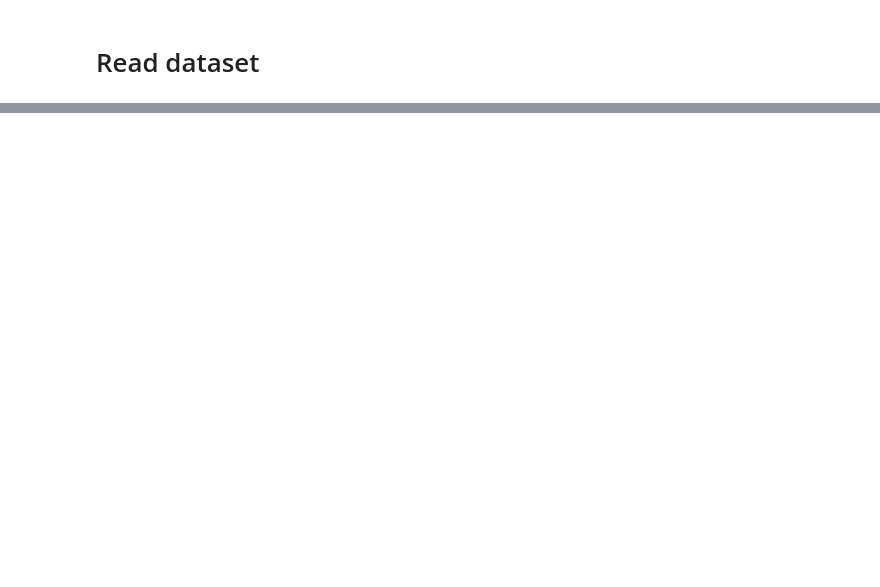
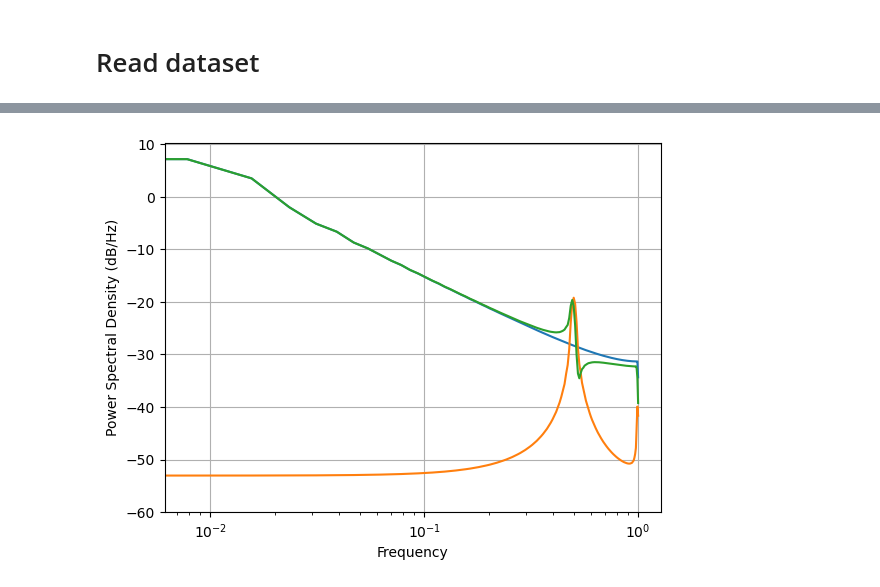
Before and after one commit to mshiv/AISLENS, a Jupyter notebook: notebooks/01-sm-AIS-basal-melt-modern-sat-observations-analysis.ipynb, the cells around one changed output, grey strips where cells are left out. Drawn from its saved outputs; the diff is of its cells as text; code cells hidden in the pictures; blank space fills up the shorter version.

```diff
--- a/notebooks/01-sm-AIS-basal-melt-modern-sat-observations-analysis.ipynb
+++ b/notebooks/01-sm-AIS-basal-melt-modern-sat-observations-analysis.ipynb
@@ -312,3 +275,11 @@ obs23_melt_anm_ts = obs23_melt_anm.melt.mean(dim=['x', 'y']).compute()
+# %%
+plt.psd(trendfit);
+plt.psd(climfit);
+plt.psd(trendfit+climfit);
+plt.xscale('log')
+# plt.psd(obs23_melt_ts-obs23_melt_anm_ts);
+# %% [output]
+[figure, added]
 # %%
 plt.figure(figsize=(15,10))
 plt.scatter(obs23_melt_tm, obs23_draft_tm)
```
Also changed, not shown: parts of 47 cells of this notebook.
